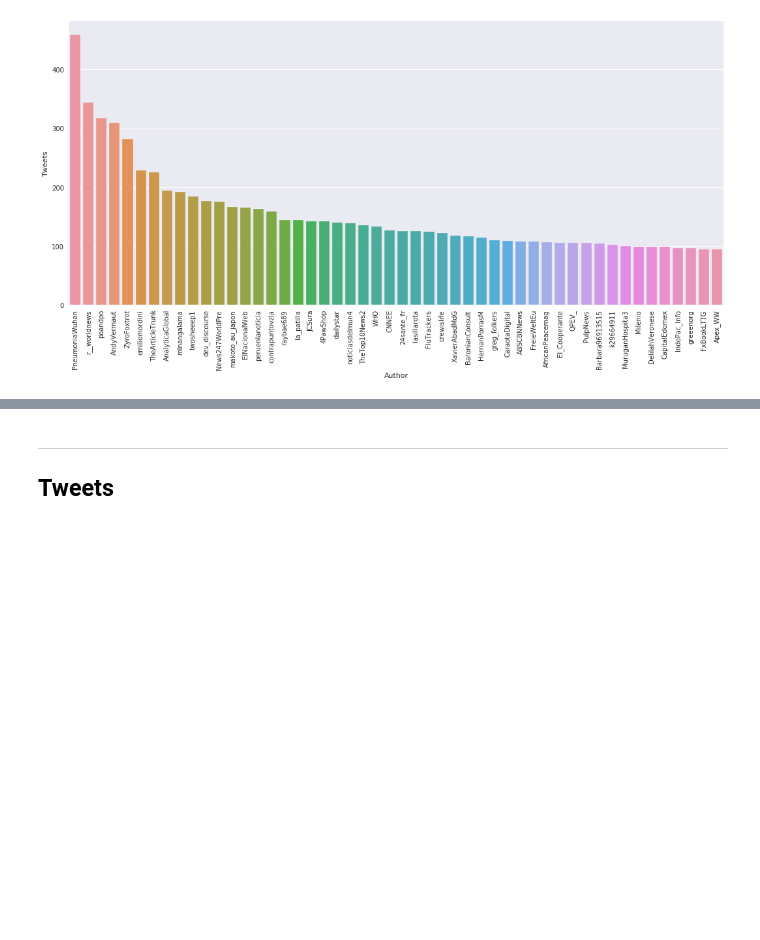
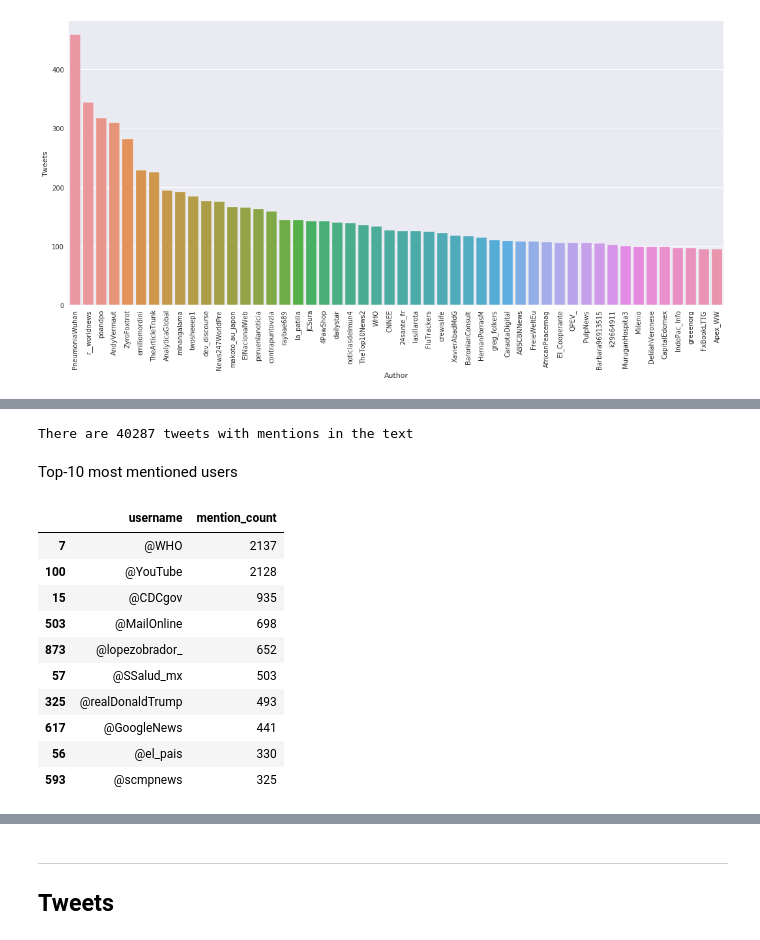
Before and after one commit to social-link-analytics-group-bsc/tw_coronavirus, a Jupyter notebook: corona_virus.ipynb, the cells around one changed output, grey strips where cells are left out. Cells and saved outputs as stored; diff of their text form; code cells hidden in the pictures; blank space fills up the shorter version.

```diff
--- a/corona_virus.ipynb
+++ b/corona_virus.ipynb
@@ -146,0 +168,4 @@ plt.show()
+# %%
+print('There are {} tweets with mentions in the text'.format(tweets_with_mentions.shape[0]))
+# %% [output]
+There are 40287 tweets with mentions in the text
@@ -146,0 +184,17 @@ plt.show()
+# %% [markdown]
+Top-10 most mentioned users
+# %%
+# show the top-10 most mentioned users
+user_mentions_df.sort_values('mention_count', ascending=False).head(10)
+# %% [output]
+|  | username | mention_count |
+| 7 | @WHO | 2137 |
+| 100 | @YouTube | 2128 |
+| 15 | @CDCgov | 935 |
+| 503 | @MailOnline | 698 |
+| 873 | @lopezobrador_ | 652 |
+| 57 | @SSalud_mx | 503 |
+| 325 | @realDonaldTrump | 493 |
+| 617 | @GoogleNews | 441 |
+| 56 | @el_pais | 330 |
+| 593 | @scmpnews | 325 |
```
Also changed, not shown: parts of 12 cells of this notebook.
